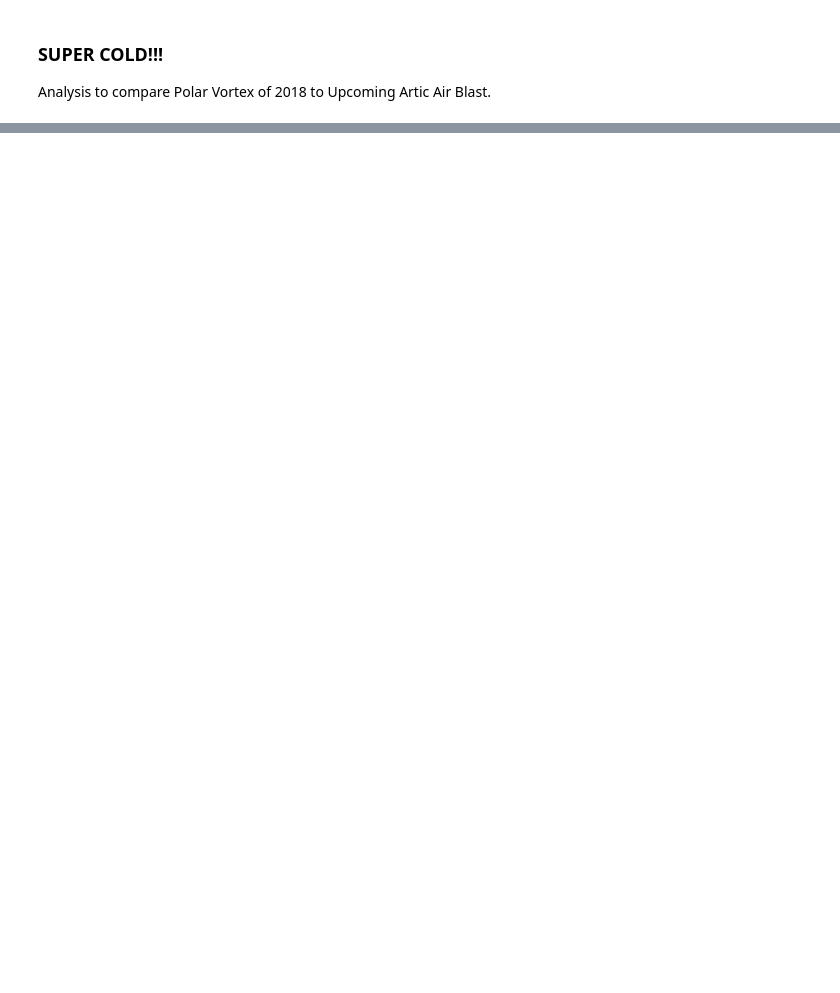
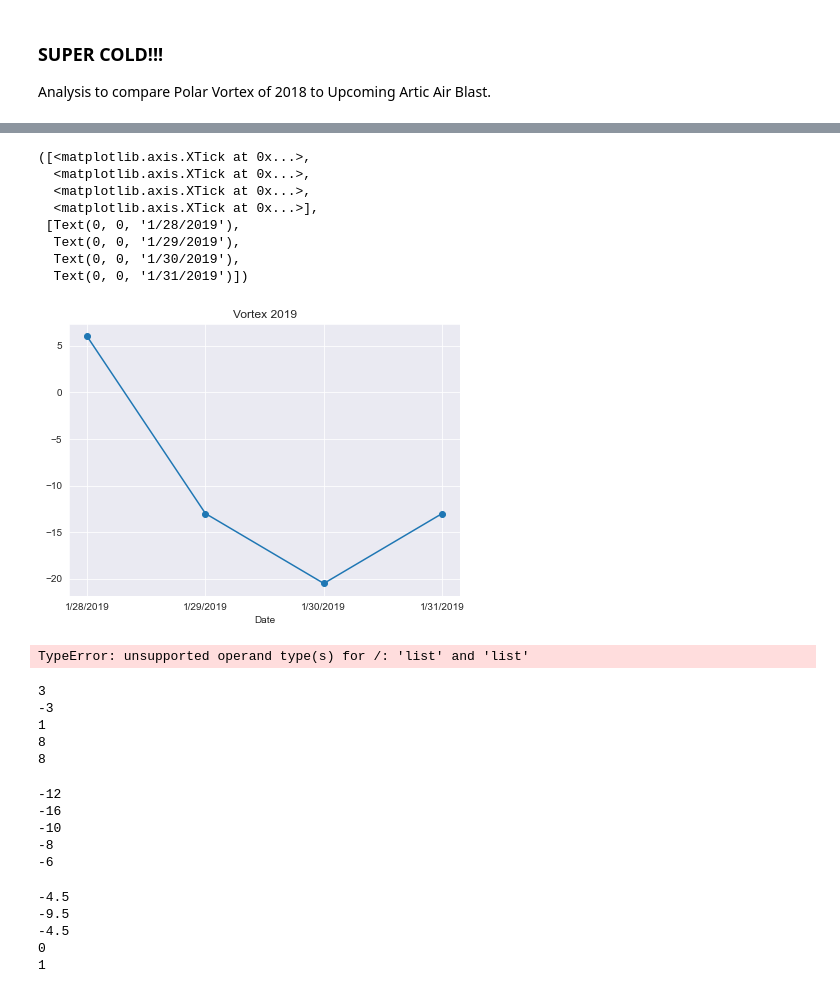
Before and after one commit to searanch/Minneapolis-Historical-Weather, a Jupyter notebook: msp_winter.ipynb, the cells around one changed output, grey strips where cells are left out. Drawn from its saved outputs; the diff is of its cells as text; code cells hidden in the pictures; blank space fills up the shorter version.

```diff
--- a/msp_winter.ipynb
+++ b/msp_winter.ipynb
@@ -305,0 +330,6 @@ Analysis to compare Polar Vortex of 2018 to Upcoming Artic Air Blast.
+# %%
+poler_19 = temps.query("(year)== 2019 and (month) > 0 and (month) < 3")#["AveTemp"].plot()
+# %%
+# access by row index
+poler_19 = poler_19.loc[[13383, 13384,13385, 13386]]
+#poler_19.set_
@@ -305,0 +339,24 @@ Analysis to compare Polar Vortex of 2018 to Upcoming Artic Air Blast.
+# %%
+poler_19['Date'] = ('1/28/2019','1/29/2019','1/30/2019','1/31/2019')
+poler_19= poler_19.set_index('Date')
+#poler_19.AveTemp.plot(marker="o",color="c")
+#set_xticks(range(len(plot.index)), plot.index)
+#set_xticklabels(["1/28/2019", "1/29/2019","1/30/2019","1/31/2019" ]) #make a list of all days
+
+plt.figure();
+poler_19.plot(marker='o',grid=True,figsize=(7,5),title= "Polar Vortex")
+plt.xticks(range(len(plot.index)), plot.index)
+# %%
+plt.figure();
+poler_19.AveTemp.plot(marker='o',grid=True,figsize=(7,5),title= "Vortex 2019")
+plt.xticks(range(len(poler_19.index)), poler_19.index)
+# %% [output]
+([<matplotlib.axis.XTick at 0x...>,
+  <matplotlib.axis.XTick at 0x...>,
+  <matplotlib.axis.XTick at 0x...>,
+  <matplotlib.axis.XTick at 0x...>],
+ [Text(0, 0, '1/28/2019'),
+  Text(0, 0, '1/29/2019'),
+  Text(0, 0, '1/30/2019'),
+  Text(0, 0, '1/31/2019')])
+[figure, added]
@@ -305,0 +370,36 @@ Analysis to compare Polar Vortex of 2018 to Upcoming Artic Air Blast.
+# %%
+highs = [3, -3, 1, 8, 8]
+lows = [-12, -16, -10, -8, -6]
+#dates = []
+# %% [output]
+TypeError: unsupported operand type(s) for /: 'list' and 'list'
+# %%
+for j in highs:
+    print(j)
+# %% [output]
+3
+-3
+1
+8
+8
+# %%
+for i in lows:
+    print(i)
+# %% [output]
+-12
+-16
+-10
+-8
+-6
+# %%
+# find average temps for each day
+#(3 + -12)/2
+ave = [-4.5,-9.5,-4.5,0,1]
+for a in ave:
+    print(a)
+# %% [output]
+-4.5
+-9.5
+-4.5
+0
+1
```
Also changed, not shown: parts of 15 cells of this notebook.
